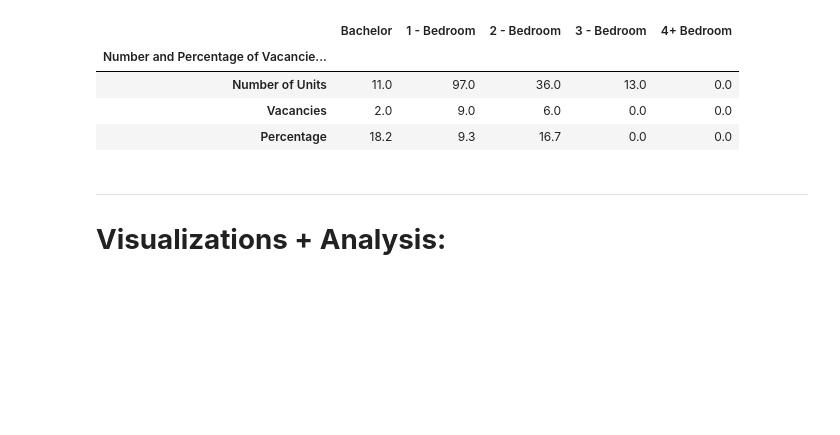
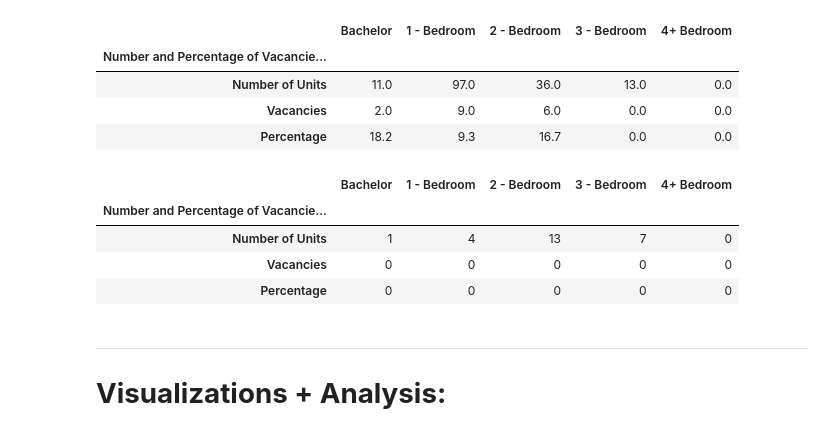
Before and after one commit to Mathemusician1729/DATA-221-Project, a Jupyter notebook: 221-Project.ipynb, the cells around one changed output. Drawn from its saved outputs; the diff is of its cells as text; code cells hidden in the pictures; blank space fills up the shorter version.

```diff
--- a/221-Project.ipynb
+++ b/221-Project.ipynb
@@ -137,6 +137,19 @@ highprairie_vacancies
 | Number of Units | 11.0 | 97.0 | 36.0 | 13.0 | 0.0 |
 | Vacancies | 2.0 | 9.0 | 6.0 | 0.0 | 0.0 |
 | Percentage | 18.2 | 9.3 | 16.7 | 0.0 | 0.0 |
+# %%
+tofield_vacancies = pd.read_csv("Matthew's Data/Summaries/Tofield Summary.csv")
+tofield_vacancies.set_index("Number and Percentage of Vacancies by Type of Unit", inplace=True)
+tofield_vacancies = tofield_vacancies.dropna(how='all',axis=1)
+tofield_vacancies = tofield_vacancies.dropna(how='all',axis=0)
+tofield_vacancies.loc["Percentage"] = tofield_vacancies.loc["Percentage"].apply(lambda x: x*100)
+tofield_vacancies
+# %% [output]
+|  | Bachelor | 1 - Bedroom | 2 - Bedroom | 3 - Bedroom | 4+ Bedroom |
+| Number and Percentage of Vacancie... |  |  |  |  |  |
+| Number of Units | 1 | 4 | 13 | 7 | 0 |
+| Vacancies | 0 | 0 | 0 | 0 | 0 |
+| Percentage | 0 | 0 | 0 | 0 | 0 |
 # %% [markdown]
 -------
 
```
Also changed, not shown: parts of 5 cells of this notebook, 1 other file.
